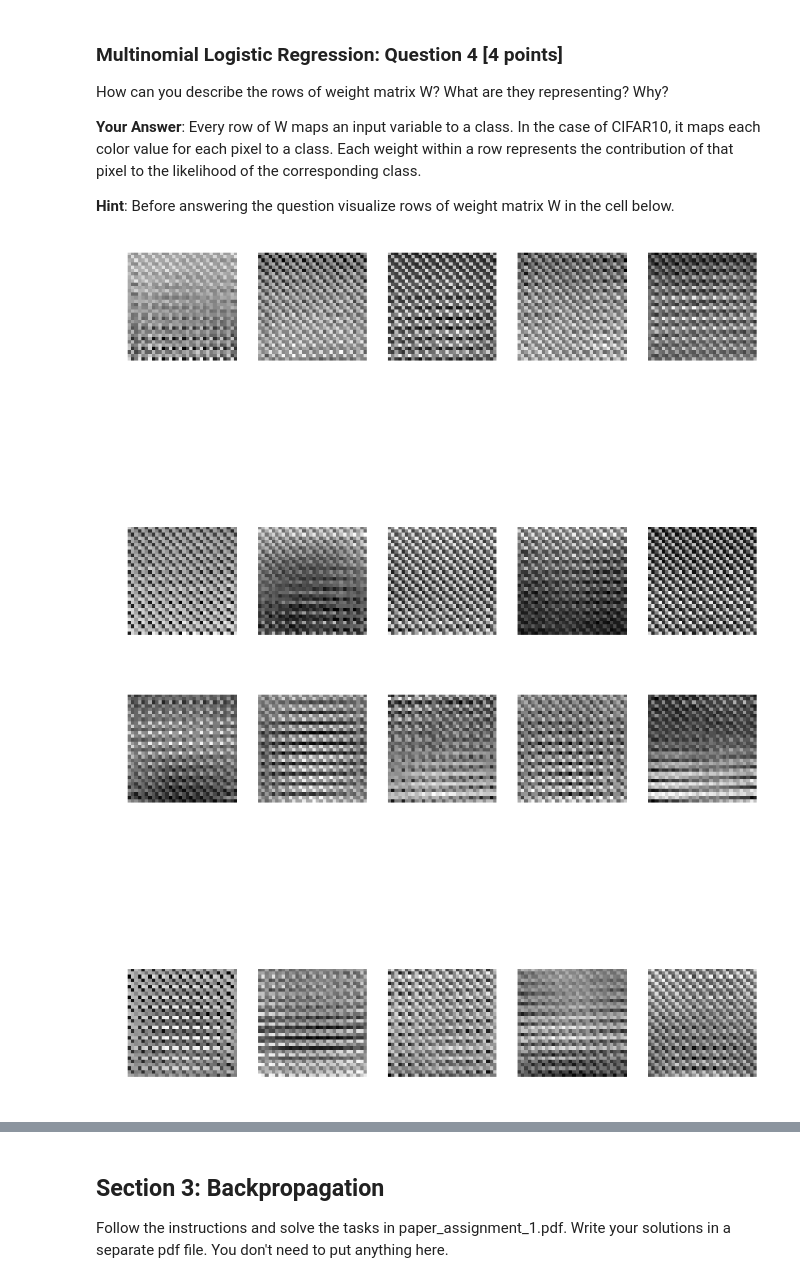
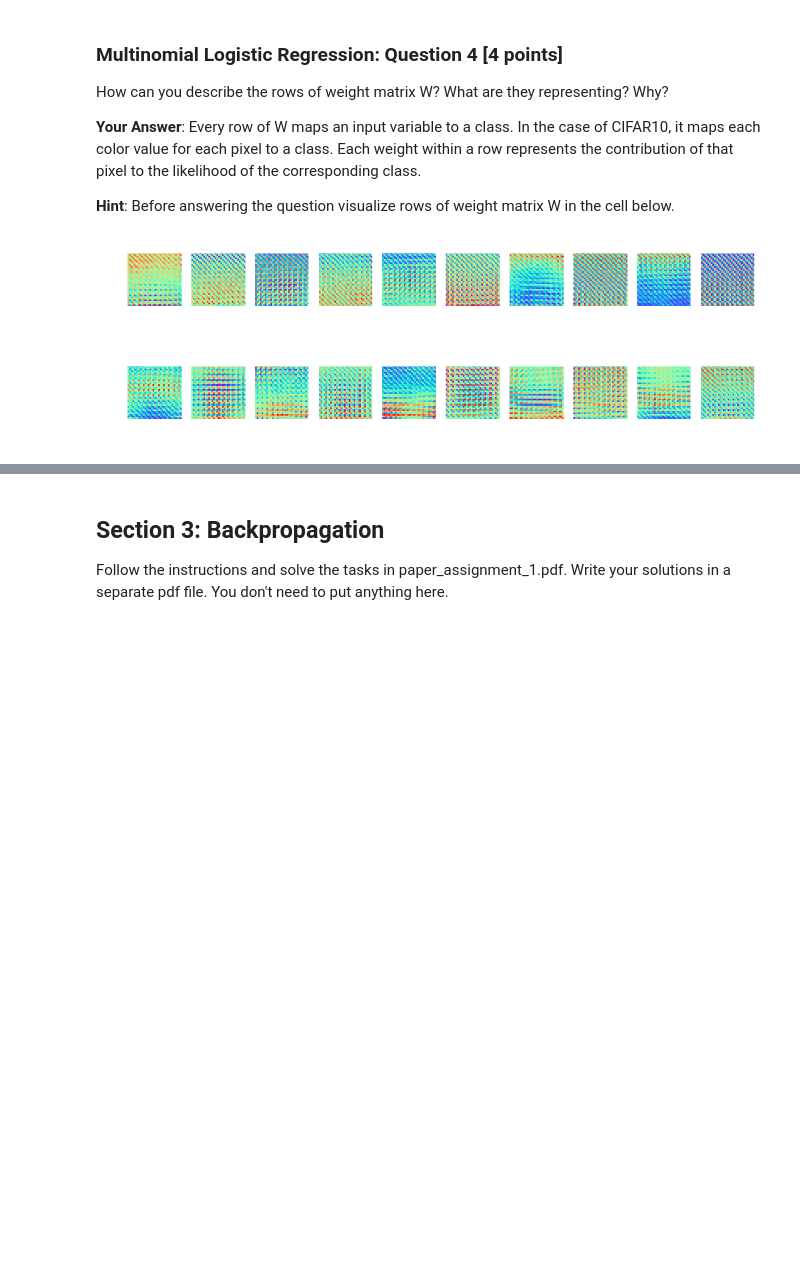
Before and after one commit to guird/uvadlc.github.io, a Jupyter notebook: practicals/practical_1/python_assignment_1.ipynb, the cells around one changed output, grey strips where cells are left out. Cells and saved outputs as stored; diff of their text form; code cells hidden in the pictures; blank space fills up the shorter version.

```diff
--- a/practicals/practical_1/python_assignment_1.ipynb
+++ b/practicals/practical_1/python_assignment_1.ipynb
@@ -398,29 +398,31 @@ How can you describe the rows of weight matrix W? What are they representing? Wh
 # %%
 ########################################################################################
 # TODO:                                                                                #
 # Visualize the learned weights for each class.                                        #
 ########################################################################################
 
 #writing a function that takes a matrix of RGB values and rehsapes and visualizes it.
 
 def visualize(W, numcols = 5, imgshape=(32,32,3)):
     numimages = W.shape[0]
     numrows = int(numimages/numcols)
     for i in range(numimages):
         plt.subplot(numrows, numcols, i)
-        plt.imshow(W[i,:].reshape(imgshape))
+        plt.imshow(W[i,:].reshape(imgshape), cmap="rainbow")
         plt.axis("off")
     plt.show()
 
 
 
-visualize(W[:,0:1024], imgshape=(32,32))
-visualize(W[:,1024:2048], imgshape=(32,32))
-visualize(W[:,2048:3072], imgshape=(32,32))
+visualize(W[:,0:1024], numcols=10, imgshape=(32,32))
+visualize(W[:,1024:2048], numcols=10, imgshape=(32,32))
+visualize(W[:,2048:3072], numcols = 10, imgshape=(32,32))
+
+
 
 ########################################################################################
 #                              END OF YOUR CODE                                        #
 #######################################################################################
 # %% [output]
-[figure, old version]
+[figure, new version]
-[figure, old version]
+[figure, new version]
```
Also changed, not shown: parts of 8 cells of this notebook, 9 other files.
